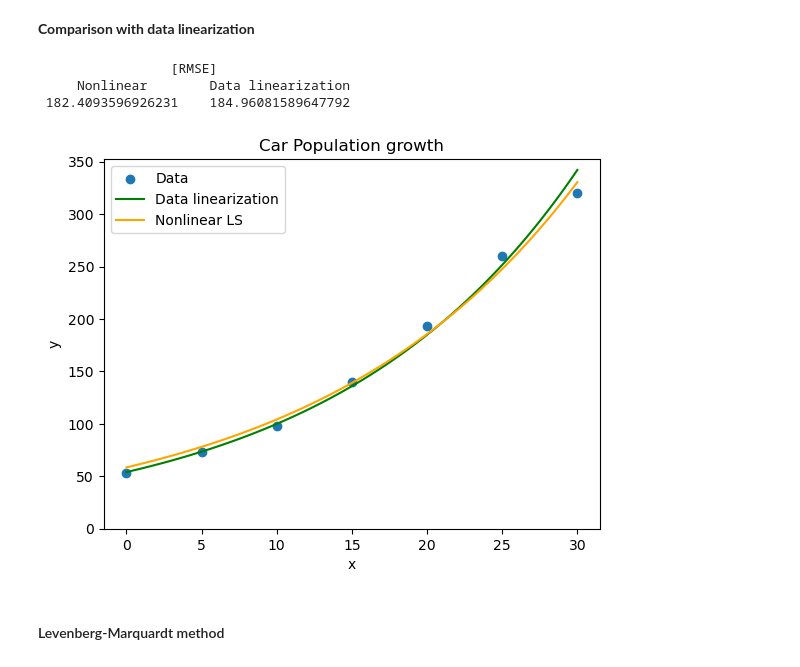
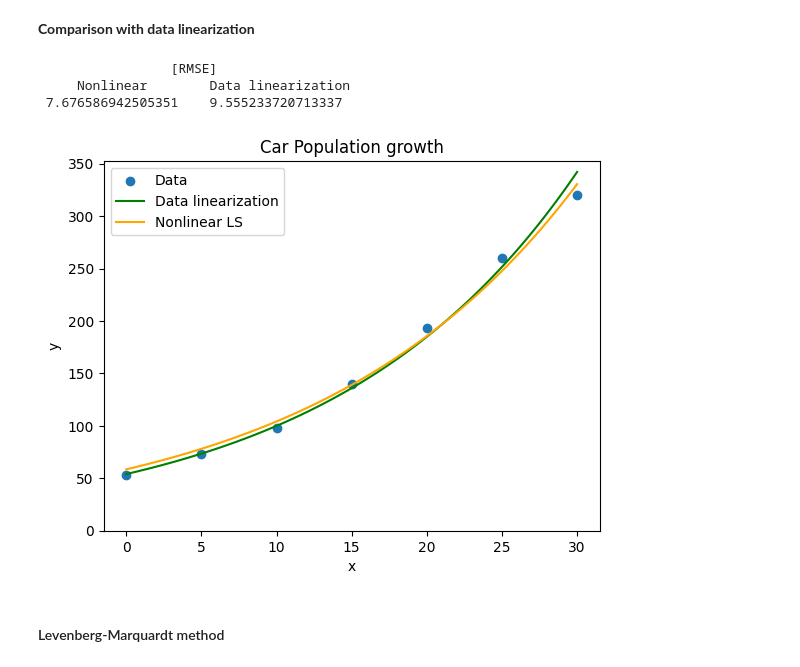
Before and after one commit to bwolfe0/Numerical_Analysis_104C, a Jupyter notebook: Notes/Lecture4_LeastSquares3.ipynb, the cells around one changed output. Saved outputs shown, nothing was run; the diff lists cells and outputs as text; code cells hidden in the pictures.

```diff
--- a/Notes/Lecture4_LeastSquares3.ipynb
+++ b/Notes/Lecture4_LeastSquares3.ipynb
@@ -628,40 +628,40 @@ y_pred1 = c_dat_lin[0]*np.exp(c_dat_lin[1]*t)
 y_pred2 = c[0]*np.exp(c[1]*t)
 
 # Calculate the root mean squared error
-rmse_dat_lin = np.sqrt(np.mean((b - y_pred1)**2))
-rmse_nonlin = np.sqrt(np.mean((b - y_pred2)**2))
+rmse_dat_lin = np.sqrt(np.mean((y - y_pred1)**2))
+rmse_nonlin = np.sqrt(np.mean((y - y_pred2)**2))
 
 print(f"{'[RMSE]':^40}")
 print(f"{'Nonlinear':^20} {'Data linearization':^20}")
 print(f"{rmse_nonlin:^20} {rmse_dat_lin:^20}")
 
 # Plot the data points
 plt.scatter(t, y, label='Data')
 
 # Plot the model - data linearization
 x = np.linspace(t[0], t[-1], 100)
 y1 = c_dat_lin[0]*np.exp(c_dat_lin[1]*x)
 plt.plot(x, y1, color='green', label='Data linearization')
 
 y2 = c[0]*np.exp(c[1]*x)
 plt.plot(x, y2, color='orange', label='Nonlinear LS')
 
 # Set labels and title
 plt.xlabel('x')
 plt.ylabel('y')
 plt.title(f'Car Population growth')
 plt.ylim(0, np.max(y)*1.1)
 
 # Show legend
 plt.legend()
 
 # Show the plot
 plt.show()
 # %% [output]
                  [RMSE]
      Nonlinear        Data linearization
- 182.4093596926231    184.96081589647792
+ 7.676586942505351    9.555233720713337
-[figure, old version]
+[figure, new version]
 # %% [markdown]
 #### Levenberg-Marquardt method
 # %% [markdown]
```
Also changed, not shown: parts of 1 cell of this notebook, 1 other file.
